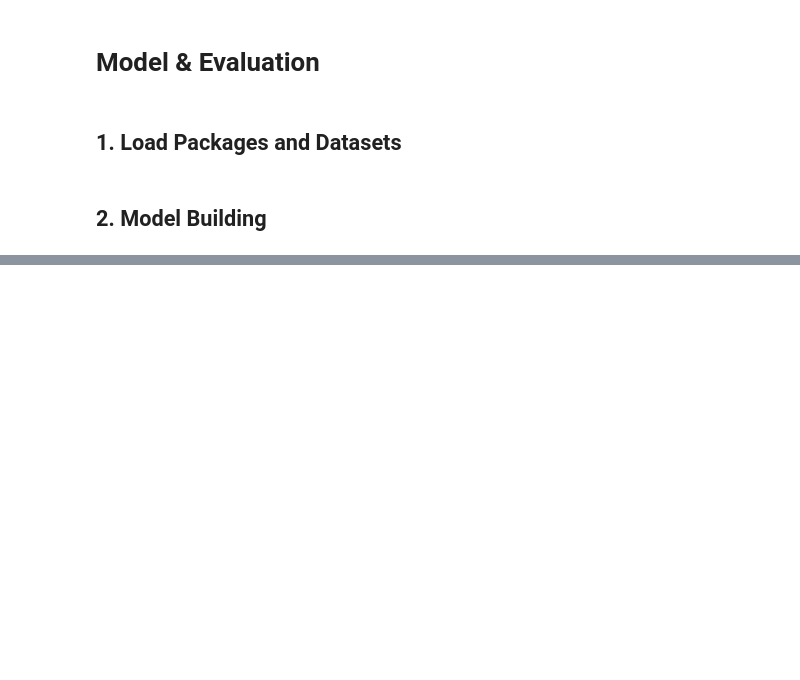
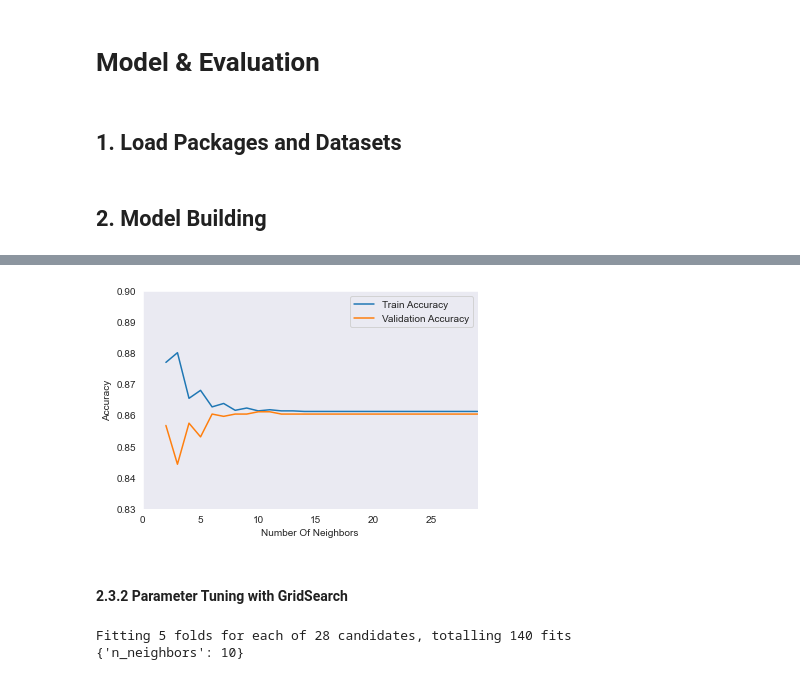
Before and after one commit to ebadakhter/ADS-599-Capstone-Project, a Jupyter notebook: code/model_notebook.ipynb, the cells around one changed output, grey strips where cells are left out. Drawn from its saved outputs; the diff is of its cells as text; code cells hidden in the pictures; blank space fills up the shorter version.

Commit message:
added logreg, randforest, knn, and xgboost model and initial evaluation

```diff
--- a/code/model_notebook.ipynb
+++ b/code/model_notebook.ipynb
@@ -609,0 +151,23 @@ evaluate(predicted_results, ground_truth)
+# %%
+# Hyperparameter tuning for RF
+param_grid = {
+    'bootstrap': [True],
+    'max_depth': [80, 90, 100, 110],
+    'max_features': [2, 3],
+    'min_samples_leaf': [3, 4, 5],
+    'min_samples_split': [8, 10, 12],
+    'n_estimators': [100, 200, 300, 1000]
+}
+start_time = time.time()
+
+rf_classifier = RandomForestClassifier(n_estimators=100, random_state=599)
+rf_classifier.fit(X_train, y_train)
+
+# Grid search model
+grid_search = GridSearchCV(estimator=rf_classifier, param_grid=param_grid, n_jobs=-1,
+                           cv=3, verbose=2, scoring='f1')
+
+# Fit the grid search to the data
+grid_search.fit(X_train, y_train)
+best_params = grid_search.best_params_
+print("Best parameters found: ", best_params)
@@ -609,0 +229,12 @@ evaluate(predicted_results, ground_truth)
+# %%
+# Tuning K Parameter
+train_score = {}
+valid_score = {}
+n_neighbors = np.arange(2, 30, 1) #2-29 neighbors
+
+start_time = time.time()
+for neighbor in n_neighbors:
+    knn = KNeighborsClassifier(n_neighbors=neighbor)
+    knn.fit(X_train, y_train)
+    train_score[neighbor]=knn.score(X_train, y_train)
+    valid_score[neighbor]=knn.score(X_valid, y_valid)
@@ -609,0 +280,38 @@ evaluate(predicted_results, ground_truth)
+# %%
+plt.plot(n_neighbors, train_score.values(), label="Train Accuracy")
+plt.plot(n_neighbors, valid_score.values(), label="Validation Accuracy")
+plt.xlabel("Number Of Neighbors")
+plt.ylabel("Accuracy")
+plt.legend()
+plt.xlim(0, 29)
+plt.ylim(0.83, 0.90)
+plt.grid()
+plt.show()
+# %% [output]
+[figure, added]
+# %% [markdown]
+#### 2.3.2 Parameter Tuning with GridSearch
+# %%
+# Hyperparameter tuning with GridSearch
+kf=KFold(n_splits=5,shuffle=True,random_state=42)
+estimator_knn = KNeighborsClassifier(algorithm='auto')
+param_grid_knn = {
+    'n_neighbors': np.arange(2, 30, 1),
+}
+
+start_time = time.time()
+
+# Instantiate GridSearchCV
+grid_search_knn = GridSearchCV(estimator=estimator_knn,
+                               param_grid=param_grid_knn,
+                               verbose=1,
+                               cv = kf)
+
+# Perform grid search to find the best parameters
+grid_search_knn.fit(X_train, y_train)
+
+# Get the best parameters
+print(grid_search_knn.best_params_)
+# %% [output]
+Fitting 5 folds for each of 28 candidates, totalling 140 fits
+{'n_neighbors': 10}
```
Also changed, not shown: parts of 51 cells of this notebook.
